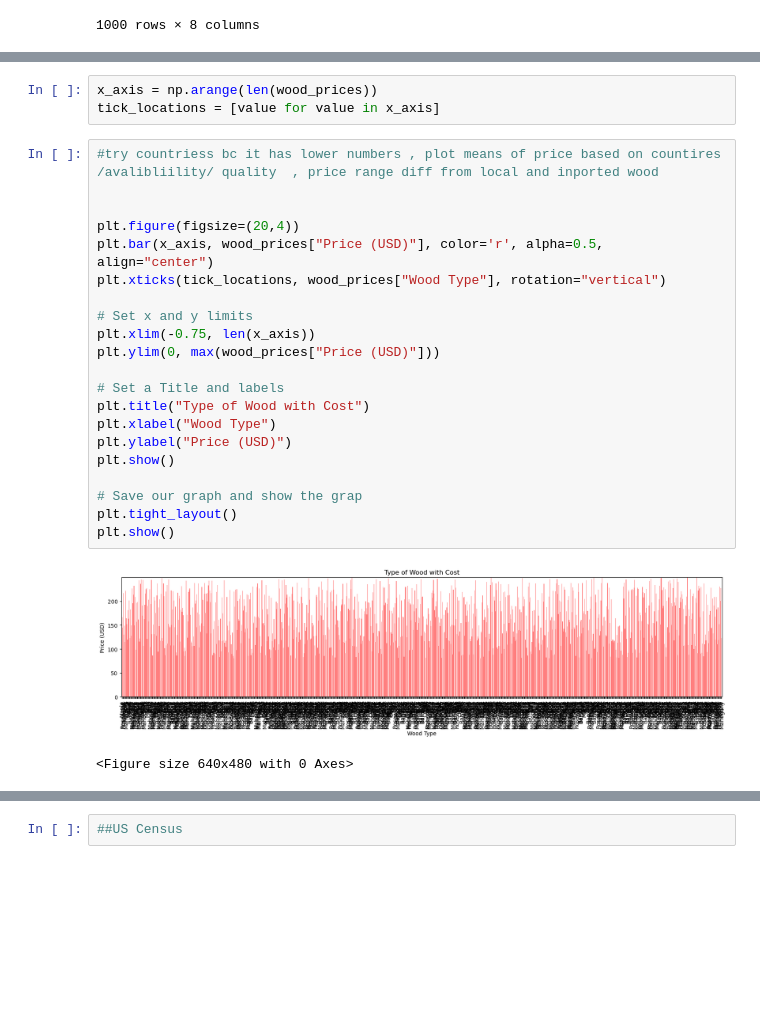
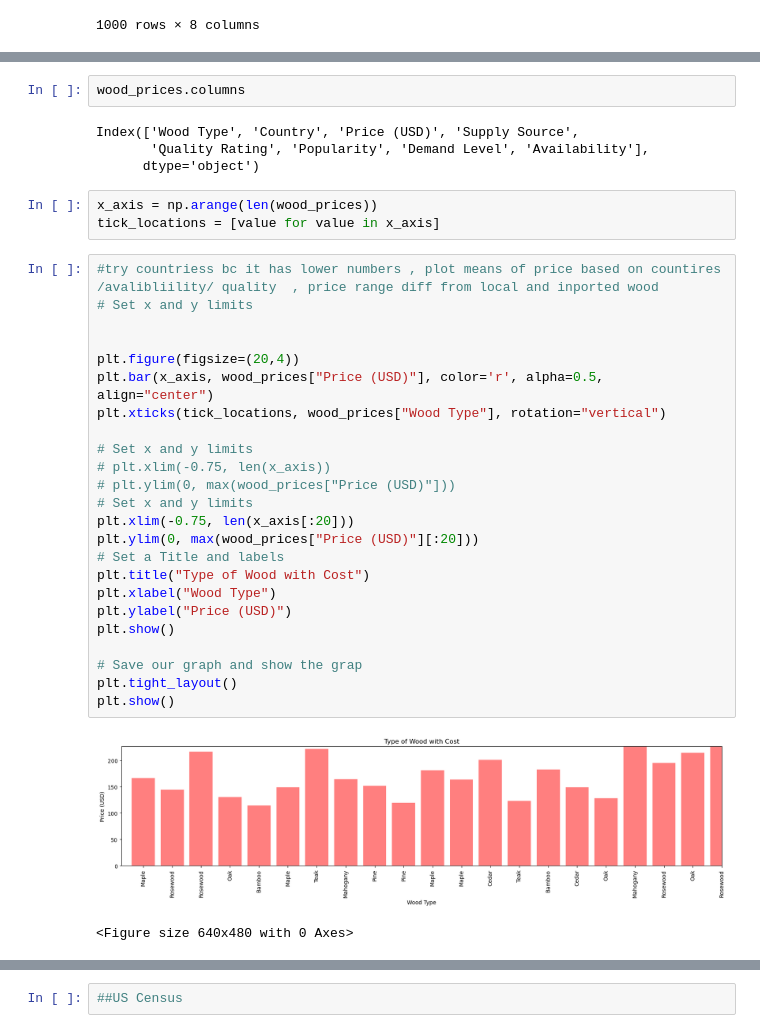
Before and after one commit to McKala1/Project-1, a Jupyter notebook: OSU_AI_Project_1_mckala.ipynb, the cells around one changed output, grey strips where cells are left out. Saved outputs shown, nothing was run; the diff lists cells and outputs as text; blank space fills up the shorter version.

Commit message:
pushing some new wood price graphs

```diff
--- a/OSU_AI_Project_1_mckala.ipynb
+++ b/OSU_AI_Project_1_mckala.ipynb
@@ -101,27 +114,36 @@ display(wood_prices)
+# %%
+wood_prices.columns
+# %% [output]
+Index(['Wood Type', 'Country', 'Price (USD)', 'Supply Source',
+       'Quality Rating', 'Popularity', 'Demand Level', 'Availability'],
+      dtype='object')
 # %%
 x_axis = np.arange(len(wood_prices))
 tick_locations = [value for value in x_axis]
 # %%
 #try countriess bc it has lower numbers , plot means of price based on countires /avalibliility/ quality  , price range diff from local and inported wood
+# Set x and y limits
 
 
 plt.figure(figsize=(20,4))
 plt.bar(x_axis, wood_prices["Price (USD)"], color='r', alpha=0.5, align="center")
 plt.xticks(tick_locations, wood_prices["Wood Type"], rotation="vertical")
 
 # Set x and y limits
-plt.xlim(-0.75, len(x_axis))
-plt.ylim(0, max(wood_prices["Price (USD)"]))
-
+# plt.xlim(-0.75, len(x_axis))
+# plt.ylim(0, max(wood_prices["Price (USD)"]))
+# Set x and y limits
+plt.xlim(-0.75, len(x_axis[:20]))
+plt.ylim(0, max(wood_prices["Price (USD)"][:20]))
 # Set a Title and labels
 plt.title("Type of Wood with Cost")
 plt.xlabel("Wood Type")
 plt.ylabel("Price (USD)")
 plt.show()
 
 # Save our graph and show the grap
 plt.tight_layout()
 plt.show()
 # %% [output]
-[figure, old version]
+[figure, new version]
 <Figure size 640x480 with 0 Axes>
```
Also changed, not shown: parts of 9 cells of this notebook.
